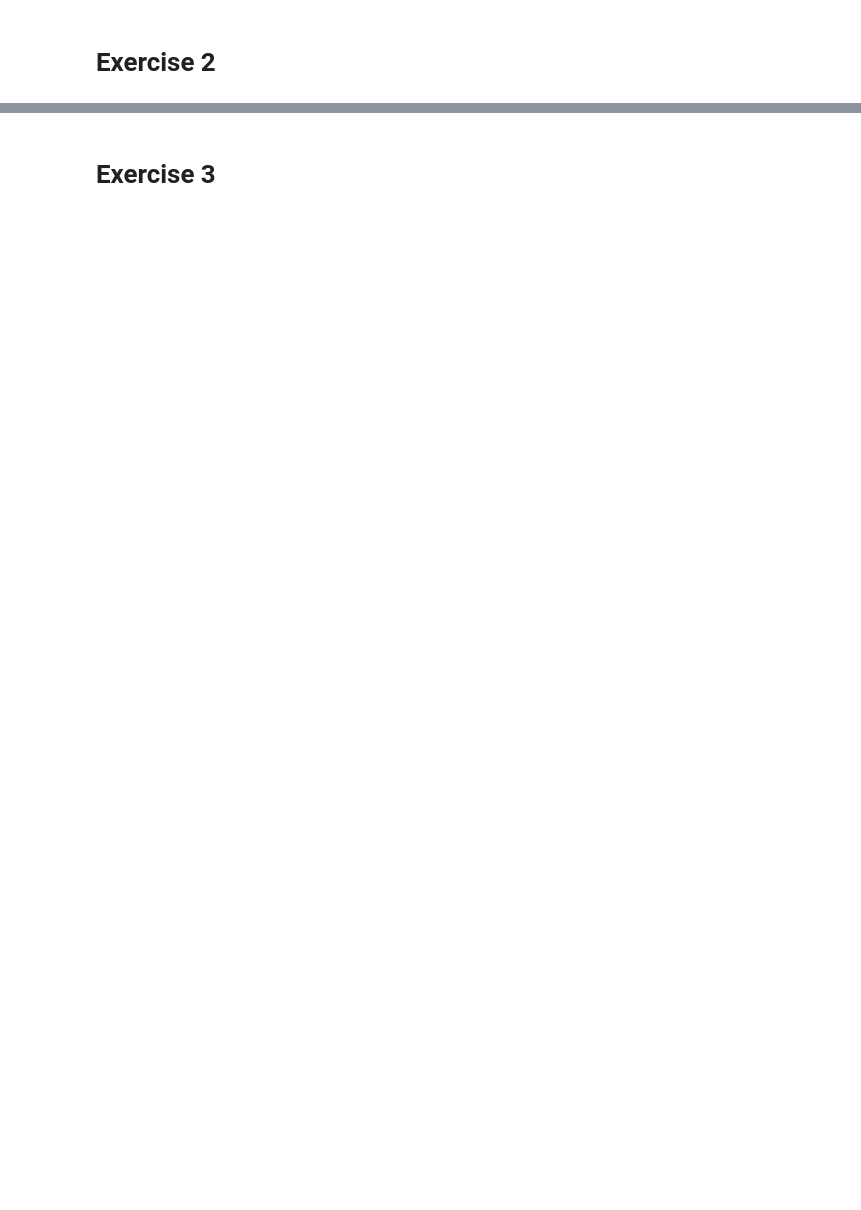
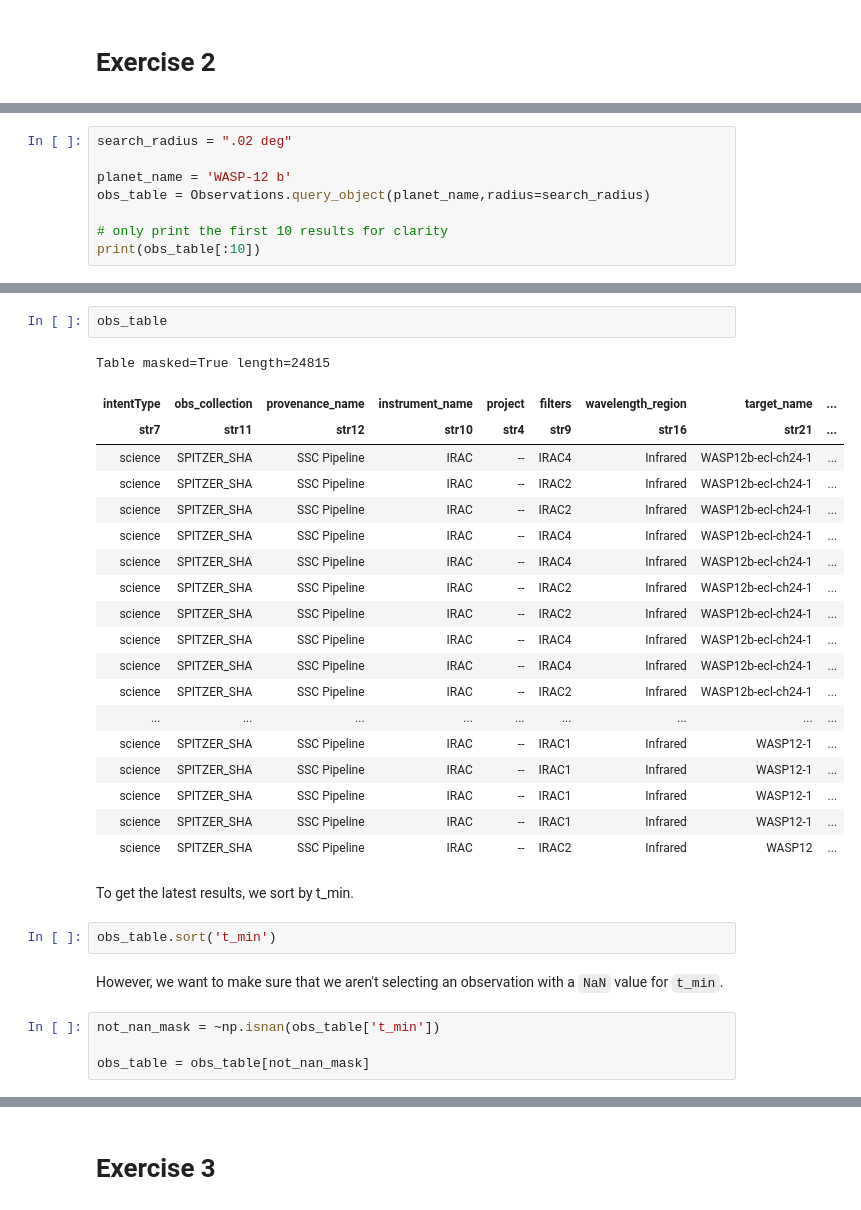
Before and after one commit to arjunsavel/notebooks-stsci, a Jupyter notebook: notebooks/MAST/downloading_transiting_planet_data/downloading_exoplanet_data_solutions.ipynb, the cells around one changed output, grey strips where cells are left out. Drawn from its saved outputs; the diff is of its cells as text; blank space fills up the shorter version.

```diff
--- a/notebooks/MAST/downloading_transiting_planet_data/downloading_exoplanet_data_solutions.ipynb
+++ b/notebooks/MAST/downloading_transiting_planet_data/downloading_exoplanet_data_solutions.ipynb
@@ -286,0 +205,8 @@ ls mastFiles/SPITZER_SHA/000001AF1000/
+# %%
+search_radius = ".02 deg"
+
+planet_name = 'WASP-12 b'
+obs_table = Observations.query_object(planet_name,radius=search_radius)
+
+# only print the first 10 results for clarity
+print(obs_table[:10])
@@ -286,0 +226,32 @@ ls mastFiles/SPITZER_SHA/000001AF1000/
+# %%
+obs_table
+# %% [output]
+Table masked=True length=24815
+| intentType | obs_collection | provenance_name | instrument_name | project | filters | wavelength_region | target_name | ... |
+| str7 | str11 | str12 | str10 | str4 | str9 | str16 | str21 | ... |
+| science | SPITZER_SHA | SSC Pipeline | IRAC | -- | IRAC4 | Infrared | WASP12b-ecl-ch24-1 | ... |
+| science | SPITZER_SHA | SSC Pipeline | IRAC | -- | IRAC2 | Infrared | WASP12b-ecl-ch24-1 | ... |
+| science | SPITZER_SHA | SSC Pipeline | IRAC | -- | IRAC2 | Infrared | WASP12b-ecl-ch24-1 | ... |
+| science | SPITZER_SHA | SSC Pipeline | IRAC | -- | IRAC4 | Infrared | WASP12b-ecl-ch24-1 | ... |
+| science | SPITZER_SHA | SSC Pipeline | IRAC | -- | IRAC4 | Infrared | WASP12b-ecl-ch24-1 | ... |
+| science | SPITZER_SHA | SSC Pipeline | IRAC | -- | IRAC2 | Infrared | WASP12b-ecl-ch24-1 | ... |
+| science | SPITZER_SHA | SSC Pipeline | IRAC | -- | IRAC2 | Infrared | WASP12b-ecl-ch24-1 | ... |
+| science | SPITZER_SHA | SSC Pipeline | IRAC | -- | IRAC4 | Infrared | WASP12b-ecl-ch24-1 | ... |
+| science | SPITZER_SHA | SSC Pipeline | IRAC | -- | IRAC4 | Infrared | WASP12b-ecl-ch24-1 | ... |
+| science | SPITZER_SHA | SSC Pipeline | IRAC | -- | IRAC2 | Infrared | WASP12b-ecl-ch24-1 | ... |
+| ... | ... | ... | ... | ... | ... | ... | ... | ... |
+| science | SPITZER_SHA | SSC Pipeline | IRAC | -- | IRAC1 | Infrared | WASP12-1 | ... |
+| science | SPITZER_SHA | SSC Pipeline | IRAC | -- | IRAC1 | Infrared | WASP12-1 | ... |
+| science | SPITZER_SHA | SSC Pipeline | IRAC | -- | IRAC1 | Infrared | WASP12-1 | ... |
+| science | SPITZER_SHA | SSC Pipeline | IRAC | -- | IRAC1 | Infrared | WASP12-1 | ... |
+| science | SPITZER_SHA | SSC Pipeline | IRAC | -- | IRAC2 | Infrared | WASP12 | ... |
+# %% [markdown]
+To get the latest results, we sort by t_min.
+# %%
+obs_table.sort('t_min')
+# %% [markdown]
+However, we want to make sure that we aren't selecting an observation with a `NaN` value for `t_min`.
+# %%
+not_nan_mask = ~np.isnan(obs_table['t_min'])
+
+obs_table = obs_table[not_nan_mask]
```
Also changed, not shown: parts of 33 cells of this notebook.
